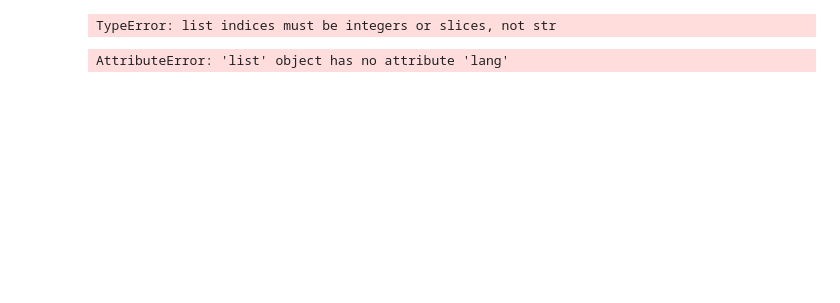
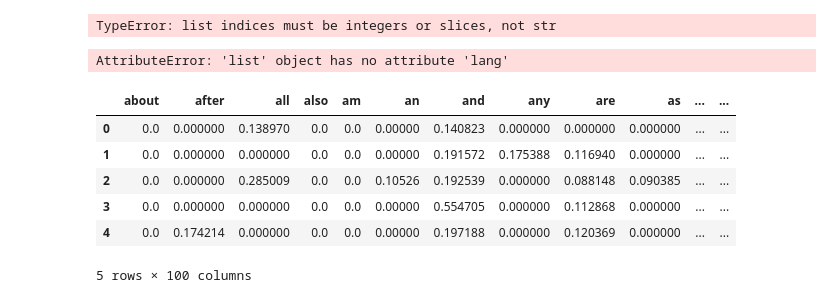
Before and after one commit to saurin33/Sentiment_anaysis, a Jupyter notebook: amazon.ipynb, the cells around one changed output. Cells and saved outputs as stored; diff of their text form; code cells hidden in the pictures; blank space fills up the shorter version.

```diff
--- a/amazon.ipynb
+++ b/amazon.ipynb
@@ -297,3 +298,8 @@ TypeError: list indices must be integers or slices, not str
 non_english_reviews_es = non_english_reviews.lang == 'es'
 # %% [output]
 AttributeError: 'list' object has no attribute 'lang'
+# %%
+vect_tf = TfidfVectorizer(max_features=100).fit(reviews.review)
+vect_bow = CountVectorizer(max_features=100).fit(reviews.review)
+# %%
+X_tf = vect_tf.transform(reviews.review)
@@ -299,0 +308,13 @@ AttributeError: 'list' object has no attribute 'lang'
+# %%
+X_tf_df = pd.DataFrame(X_tf.toarray(), columns=vect_tf.get_feature_names())
+X_bow_df = pd.DataFrame(X_bow.toarray(), columns=vect_bow.get_feature_names())
+# %%
+X_tf_df.head()
+# %% [output]
+|  | about | after | all | also | am | an | and | any | are | as | ... | ... |
+| 0 | 0.0 | 0.000000 | 0.138970 | 0.0 | 0.0 | 0.00000 | 0.140823 | 0.000000 | 0.000000 | 0.000000 | ... | ... |
+| 1 | 0.0 | 0.000000 | 0.000000 | 0.0 | 0.0 | 0.00000 | 0.191572 | 0.175388 | 0.116940 | 0.000000 | ... | ... |
+| 2 | 0.0 | 0.000000 | 0.285009 | 0.0 | 0.0 | 0.10526 | 0.192539 | 0.000000 | 0.088148 | 0.090385 | ... | ... |
+| 3 | 0.0 | 0.000000 | 0.000000 | 0.0 | 0.0 | 0.00000 | 0.554705 | 0.000000 | 0.112868 | 0.000000 | ... | ... |
+| 4 | 0.0 | 0.174214 | 0.000000 | 0.0 | 0.0 | 0.00000 | 0.197188 | 0.000000 | 0.120369 | 0.000000 | ... | ... |
+5 rows × 100 columns
```
Also changed, not shown: parts of 3 cells of this notebook, 1 other file.
